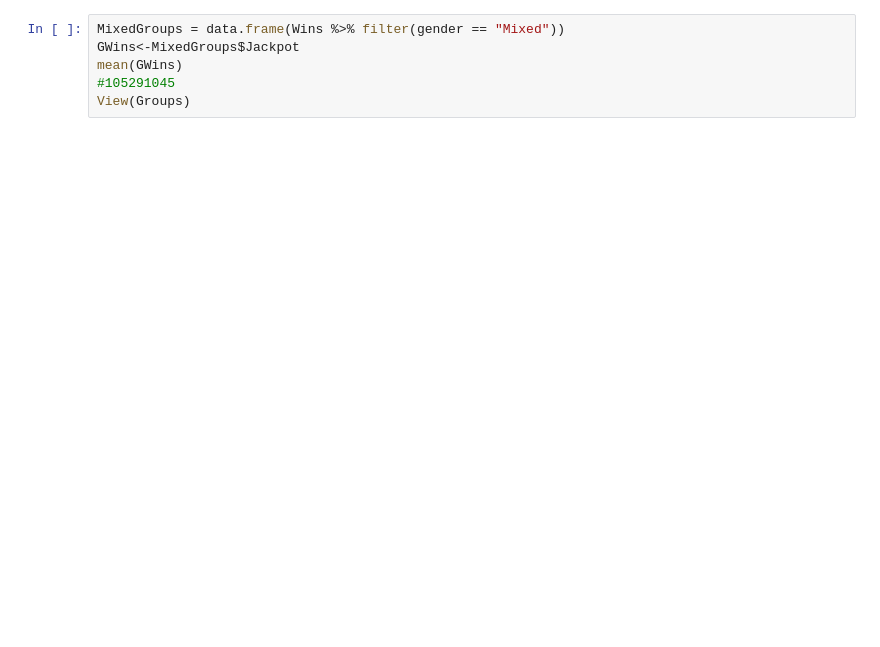
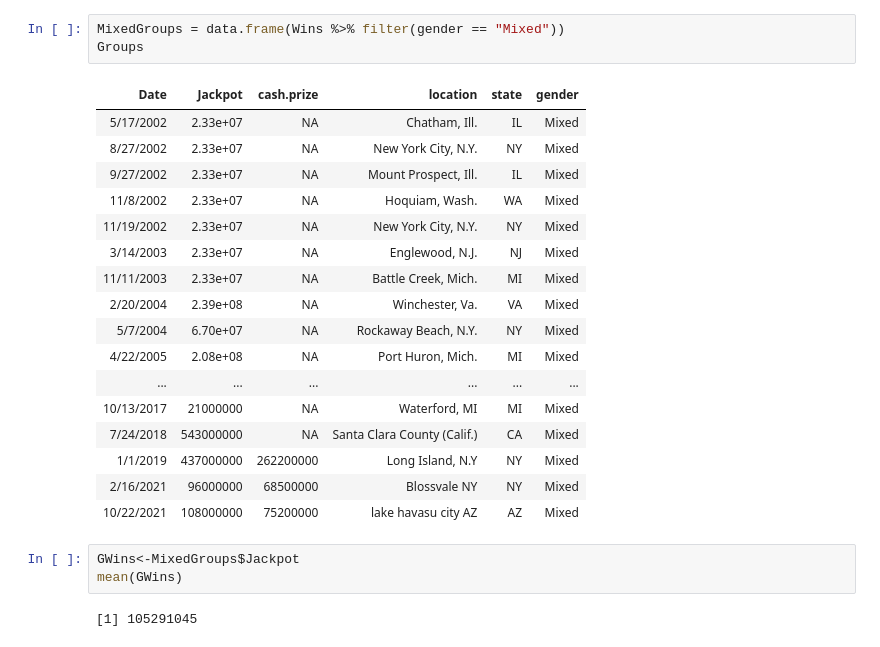
Before and after one commit to AlbiKovi/DSO110---Final-Group-Project, a Jupyter notebook: DSO110 - Final Group Project - Lottery - R Notebook.ipynb, the cells around one changed output. Saved outputs shown, nothing was run; the diff lists cells and outputs as text; blank space fills up the shorter version.

```diff
--- a/DSO110 - Final Group Project - Lottery - R Notebook.ipynb
+++ b/DSO110 - Final Group Project - Lottery - R Notebook.ipynb
@@ -33,7 +80,27 @@ View(Men)
 # %%
 MixedGroups = data.frame(Wins %>% filter(gender == "Mixed"))
-GWins<-MixedGroups$Jackpot
-mean(GWins)
-#105291045
-View(Groups)
+Groups
+# %% [output]
+| Date | Jackpot | cash.prize | location | state | gender |
+| 5/17/2002 | 2.33e+07 | NA | Chatham, Ill. | IL | Mixed |
+| 8/27/2002 | 2.33e+07 | NA | New York City, N.Y. | NY | Mixed |
+| 9/27/2002 | 2.33e+07 | NA | Mount Prospect, Ill. | IL | Mixed |
+| 11/8/2002 | 2.33e+07 | NA | Hoquiam, Wash. | WA | Mixed |
+| 11/19/2002 | 2.33e+07 | NA | New York City, N.Y. | NY | Mixed |
+| 3/14/2003 | 2.33e+07 | NA | Englewood, N.J. | NJ | Mixed |
+| 11/11/2003 | 2.33e+07 | NA | Battle Creek, Mich. | MI | Mixed |
+| 2/20/2004 | 2.39e+08 | NA | Winchester, Va. | VA | Mixed |
+| 5/7/2004 | 6.70e+07 | NA | Rockaway Beach, N.Y. | NY | Mixed |
+| 4/22/2005 | 2.08e+08 | NA | Port Huron, Mich. | MI | Mixed |
+| ... | ... | ... | ... | ... | ... |
+| 10/13/2017 | 21000000 | NA | Waterford, MI | MI | Mixed |
+| 7/24/2018 | 543000000 | NA | Santa Clara County (Calif.) | CA | Mixed |
+| 1/1/2019 | 437000000 | 262200000 | Long Island, N.Y | NY | Mixed |
+| 2/16/2021 | 96000000 | 68500000 | Blossvale NY | NY | Mixed |
+| 10/22/2021 | 108000000 | 75200000 | lake havasu city AZ | AZ | Mixed |
+# %%
+GWins<-MixedGroups$Jackpot
+mean(GWins)
+# %% [output]
+[1] 105291045
 # %%
```
Also changed, not shown: parts of 36 cells of this notebook, 2 other files.
